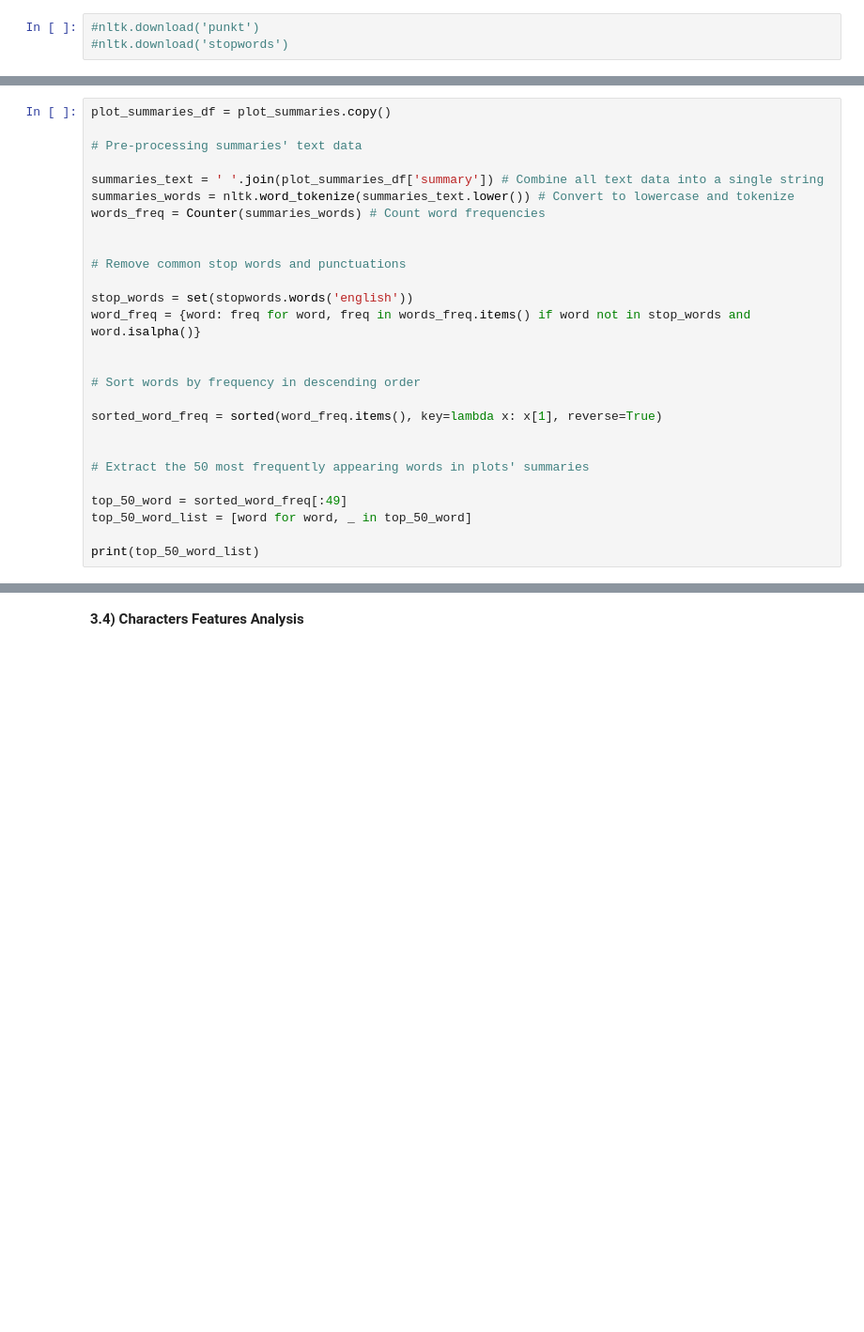
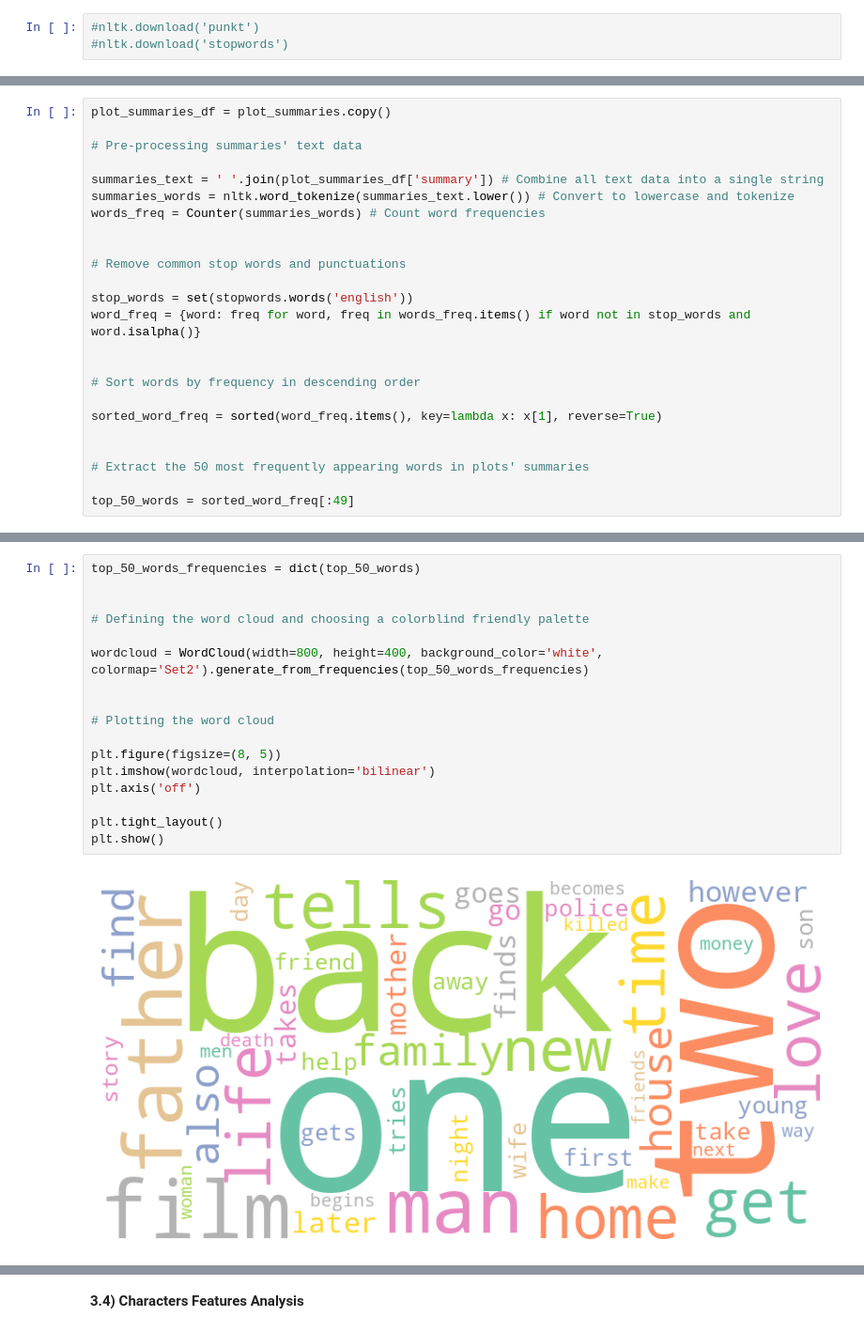
Before and after one commit to epfl-ada/ada-2023-project-onsecalme123, a Jupyter notebook: milestone2.ipynb, the cells around one changed output, grey strips where cells are left out. Shown: that part at 94% size. Drawn from its saved outputs; the diff is of its cells as text; blank space fills up the shorter version.

Commit message:
3.2) and 3.3) better structures + code + word cloud image

```diff
--- a/milestone2.ipynb
+++ b/milestone2.ipynb
@@ -728,7 +673,4 @@ sorted_word_freq = sorted(word_freq.items(), key=lambda x: x[1], reverse=True)
 
 # Extract the 50 most frequently appearing words in plots' summaries
 
-top_50_word = sorted_word_freq[:49]
-top_50_word_list = [word for word, _ in top_50_word]
-
-print(top_50_word_list)
+top_50_words = sorted_word_freq[:49]
@@ -739,0 +682,19 @@ LookupError:
+# %%
+top_50_words_frequencies = dict(top_50_words)
+
+
+# Defining the word cloud and choosing a colorblind friendly palette
+
+wordcloud = WordCloud(width=800, height=400, background_color='white', colormap='Set2').generate_from_frequencies(top_50_words_frequencies)
+
+
+# Plotting the word cloud
+
+plt.figure(figsize=(8, 5))
+plt.imshow(wordcloud, interpolation='bilinear')
+plt.axis('off')
+
+plt.tight_layout()
+plt.show()
+# %% [output]
+[figure, added]
```
Also changed, not shown: parts of 24 cells of this notebook.
